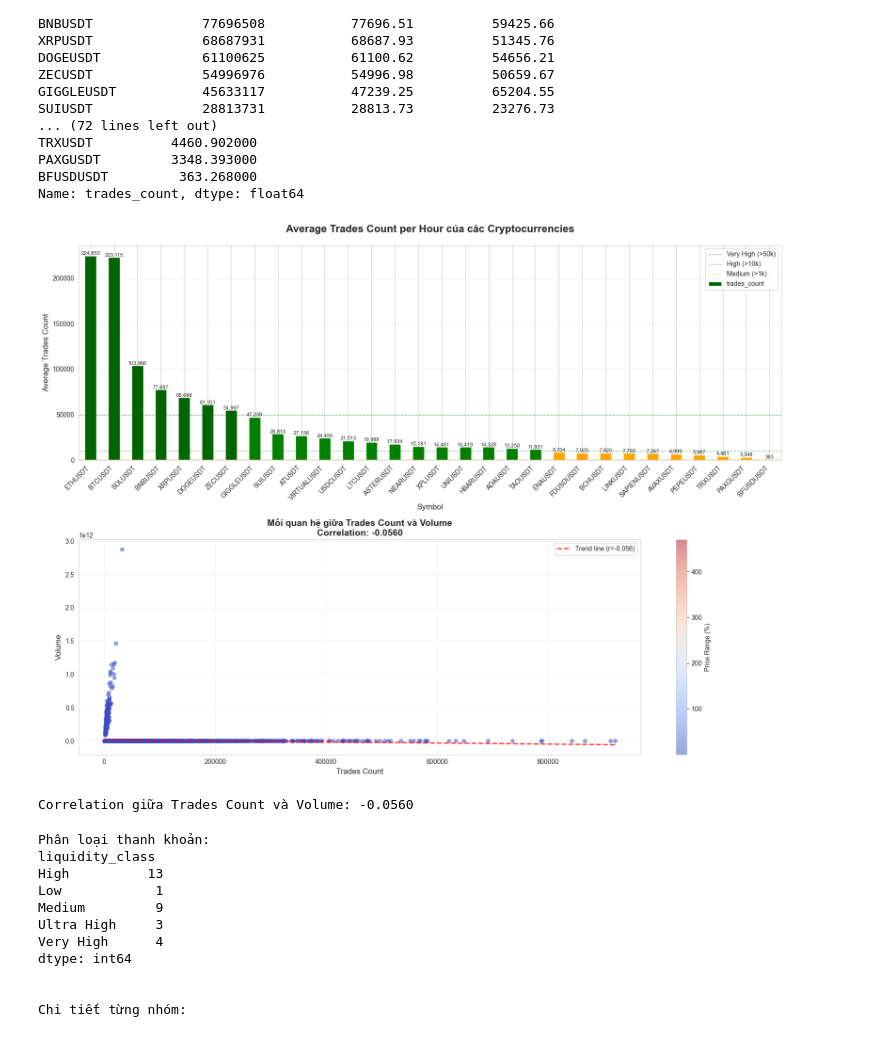
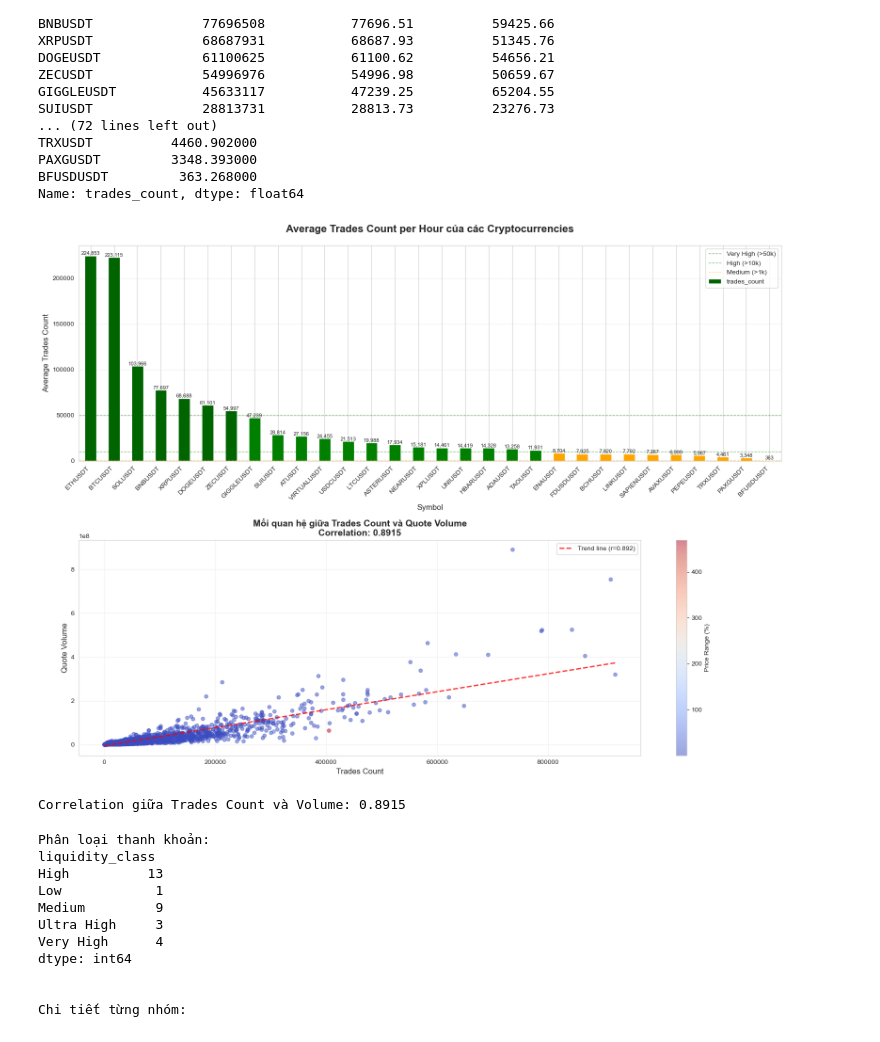
Before and after one commit to kimngoc280105/Binance, a Jupyter notebook: Notebooks/02_question.ipynb, the cells around one changed output. Drawn from its saved outputs; the diff is of its cells as text; code cells hidden in the pictures.

```diff
--- a/Notebooks/02_question.ipynb
+++ b/Notebooks/02_question.ipynb
@@ -840,41 +840,41 @@ plt.setp(axes[0].xaxis.get_majorticklabels(), rotation=45, ha='right')
 
 # Visualization 2: Scatter plot - Trades count vs Volume
 stablecoins = ['USDCUSDT', 'FDUSDUSDT', 'BFUSDUSDT']
 df_scatter = df[~df['symbol'].isin(stablecoins)].copy()
 
 sample_size = min(5000, len(df_scatter))
 df_sample = df_scatter.sample(sample_size, random_state=42)
 
 scatter = axes[1].scatter(df_sample['trades_count'],
-                          df_sample['volume'],
+                          df_sample['quote_volume'],
                           alpha=0.5,
                           c=df_sample['price_range_pct'],
                           cmap='coolwarm',
                           s=30)
 
-correlation_trades_volume = df_scatter['trades_count'].corr(df_scatter['volume'])
+correlation_trades_volume = df_scatter['trades_count'].corr(df_scatter['quote_volume'])
 
-z = np.polyfit(df_sample['trades_count'], df_sample['volume'], 1)
+z = np.polyfit(df_sample['trades_count'], df_sample['quote_volume'], 1)
 p = np.poly1d(z)
 axes[1].plot(df_sample['trades_count'].sort_values(),
              p(df_sample['trades_count'].sort_values()),
              "r--", alpha=0.8, linewidth=2, label=f'Trend line (r={correlation_trades_volume:.3f})')
 
-axes[1].set_title(f'Mối quan hệ giữa Trades Count và Volume\nCorrelation: {correlation_trades_volume:.4f}',
+axes[1].set_title(f'Mối quan hệ giữa Trades Count và Quote Volume\nCorrelation: {correlation_trades_volume:.4f}',
                   fontsize=14, fontweight='bold')
 axes[1].set_xlabel('Trades Count', fontsize=12)
-axes[1].set_ylabel('Volume', fontsize=12)
+axes[1].set_ylabel('Quote Volume', fontsize=12)
 axes[1].legend()
 axes[1].grid(True, alpha=0.3)
 
 plt.colorbar(scatter, label='Price Range (%)', ax=axes[1])
 plt.tight_layout()
 plt.show()
 
-print(f"\nCorrelation giữa Trades Count và Volume: {correlation_trades_volume:.4f}")
+print(f"\nCorrelation giữa Trades Count và Quote Volume: {correlation_trades_volume:.4f}")
 # %% [output]
-[figure, old version]
+[figure, new version]
-Correlation giữa Trades Count và Volume: -0.0560
+Correlation giữa Trades Count và Volume: 0.8915
 # %%
 # Phân loại coins theo liquidity
 def classify_liquidity(avg_trades):
```
Also changed, not shown: parts of 1 cell of this notebook.
